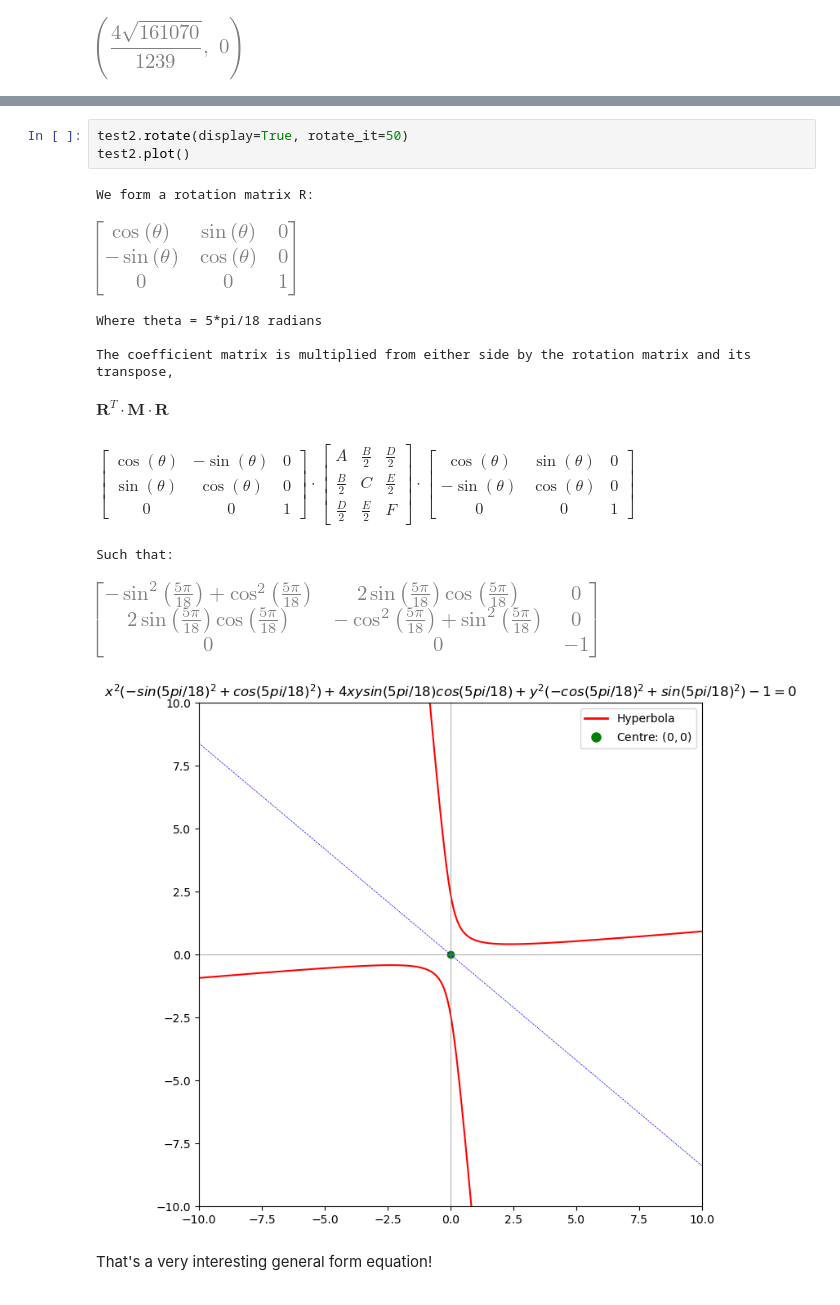
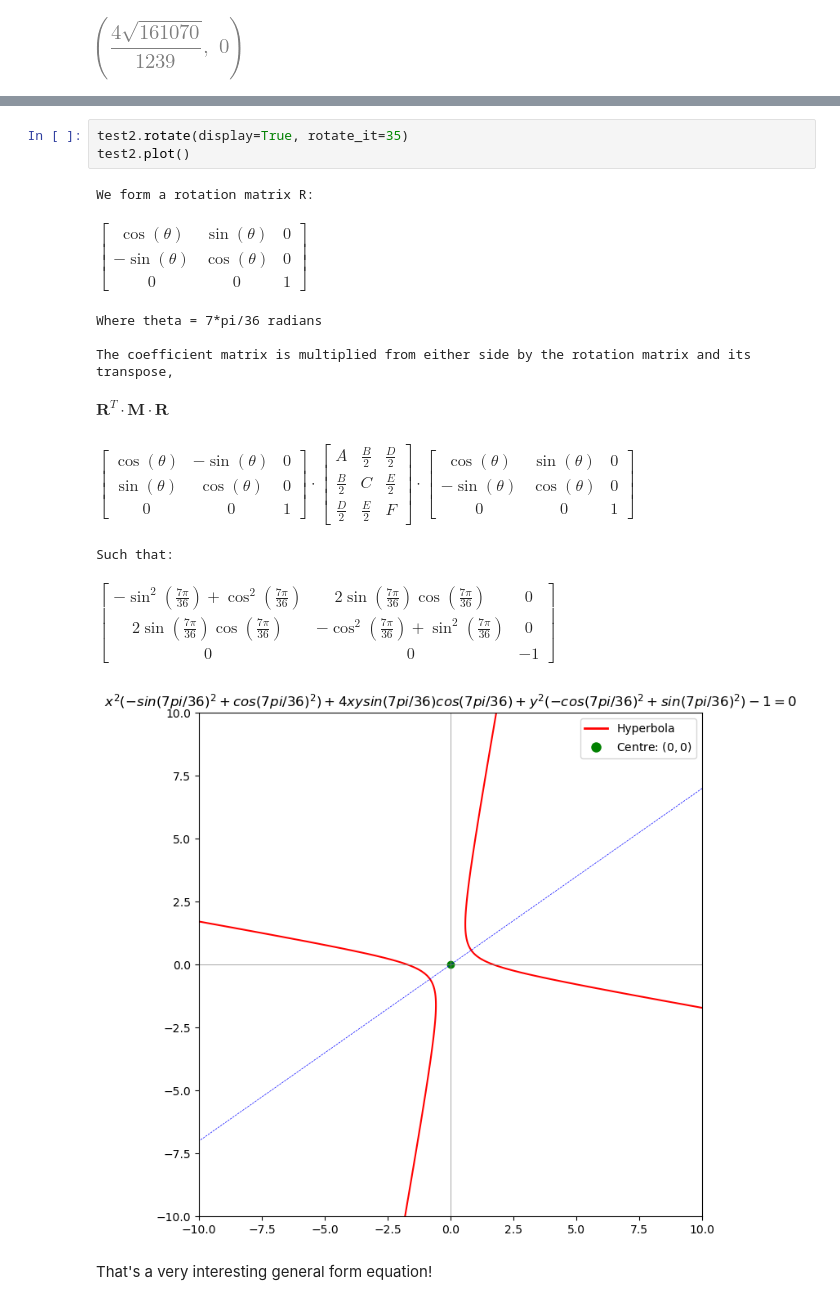
Before and after one commit to pineapple-bois/conic, a Jupyter notebook: Notebooks/Hyperbolas.ipynb, the cells around one changed output, grey strips where cells are left out. Cells and saved outputs as stored; diff of their text form.

```diff
--- a/Notebooks/Hyperbolas.ipynb
+++ b/Notebooks/Hyperbolas.ipynb
@@ -499,16 +499,16 @@ Equation of transverse axis
 # %%
-test2.rotate(display=True, rotate_it=50)
+test2.rotate(display=True, rotate_it=35)
 test2.plot()
 # %% [output]
 We form a rotation matrix R:
+$\displaystyle \left[\begin{matrix}\cos{\left(\theta \right)} & \sin{\left(\theta \right)} & 0\\- \sin{\left(\theta \right)} & \cos{\left(\theta \right)} & 0\\0 & 0 & 1\end{matrix}\right]$
+Where theta = 7*pi/36 radians
+
+The coefficient matrix is multiplied from either side by the rotation matrix and its transpose,
+$\displaystyle \textbf{R}^T \cdot \textbf{M} \cdot \textbf{R}$
+$\displaystyle \left[\begin{matrix}\cos{\left(\theta \right)} & - \sin{\left(\theta \right)} & 0\\\sin{\left(\theta \right)} & \cos{\left(\theta \right)} & 0\\0 & 0 & 1\end{matrix}\right] \cdot \left[\begin{matrix}A & \frac{B}{2} & \frac{D}{2}\\\frac{B}{2} & C & \frac{E}{2}\\\frac{D}{2} & \frac{E}{2} & F\end{matrix}\right] \cdot \left[\begin{matrix}\cos{\left(\theta \right)} & \sin{\left(\theta \right)} & 0\\- \sin{\left(\theta \right)} & \cos{\left(\theta \right)} & 0\\0 & 0 & 1\end{matrix}\right]$
+Such that:
+$\displaystyle \left[\begin{matrix}- \sin^{2}{\left(\frac{7 \pi}{36} \right)} + \cos^{2}{\left(\frac{7 \pi}{36} \right)} & 2 \sin{\left(\frac{7 \pi}{36} \right)} \cos{\left(\frac{7 \pi}{36} \right)} & 0\\2 \sin{\left(\frac{7 \pi}{36} \right)} \cos{\left(\frac{7 \pi}{36} \right)} & - \cos^{2}{\left(\frac{7 \pi}{36} \right)} + \sin^{2}{\left(\frac{7 \pi}{36} \right)} & 0\\0 & 0 & -1\end{matrix}\right]$
-[figure, old version]
+[figure, new version]
-Where theta = 5*pi/18 radians
-
-The coefficient matrix is multiplied from either side by the rotation matrix and its transpose,
-$\displaystyle \textbf{R}^T \cdot \textbf{M} \cdot \textbf{R}$
-$\displaystyle \left[\begin{matrix}\cos{\left(\theta \right)} & - \sin{\left(\theta \right)} & 0\\\sin{\left(\theta \right)} & \cos{\left(\theta \right)} & 0\\0 & 0 & 1\end{matrix}\right] \cdot \left[\begin{matrix}A & \frac{B}{2} & \frac{D}{2}\\\frac{B}{2} & C & \frac{E}{2}\\\frac{D}{2} & \frac{E}{2} & F\end{matrix}\right] \cdot \left[\begin{matrix}\cos{\left(\theta \right)} & \sin{\left(\theta \right)} & 0\\- \sin{\left(\theta \right)} & \cos{\left(\theta \right)} & 0\\0 & 0 & 1\end{matrix}\right]$
-Such that:
-[figure, removed]
-[figure, removed]
 # %% [markdown]
 That's a very interesting general form equation!
```
Also changed, not shown: parts of 10 cells of this notebook.
